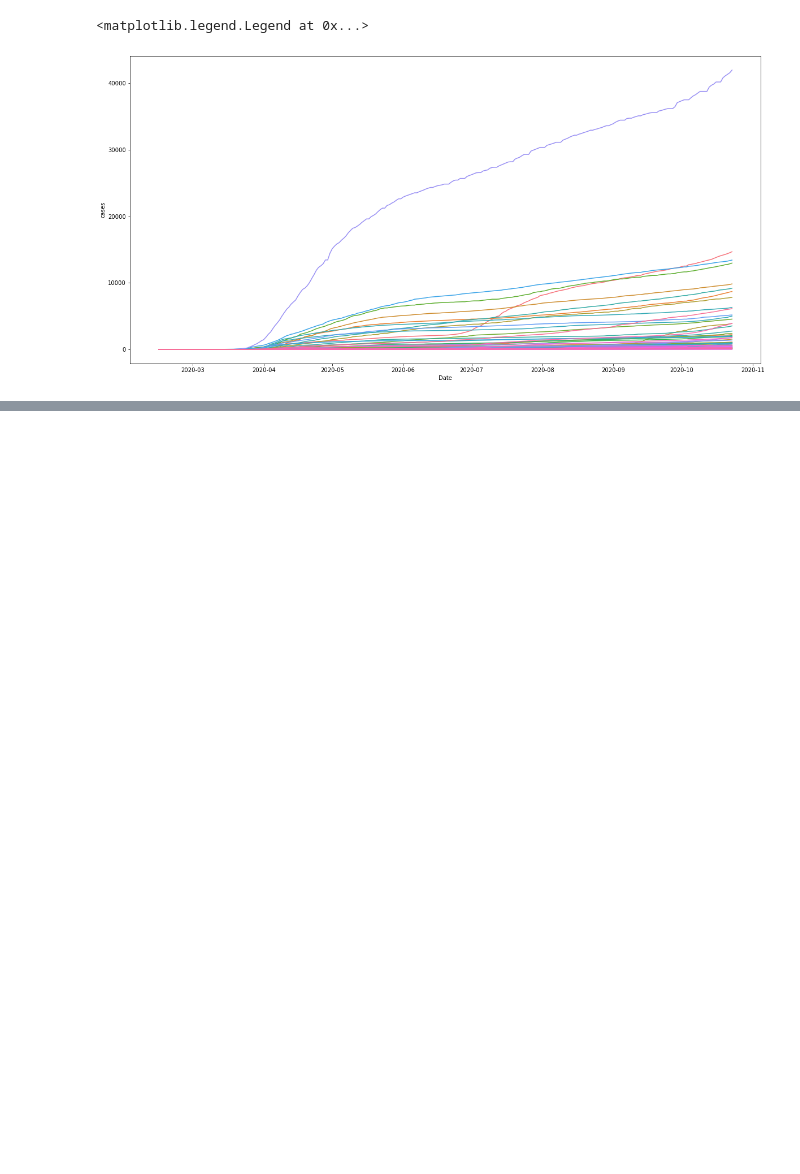
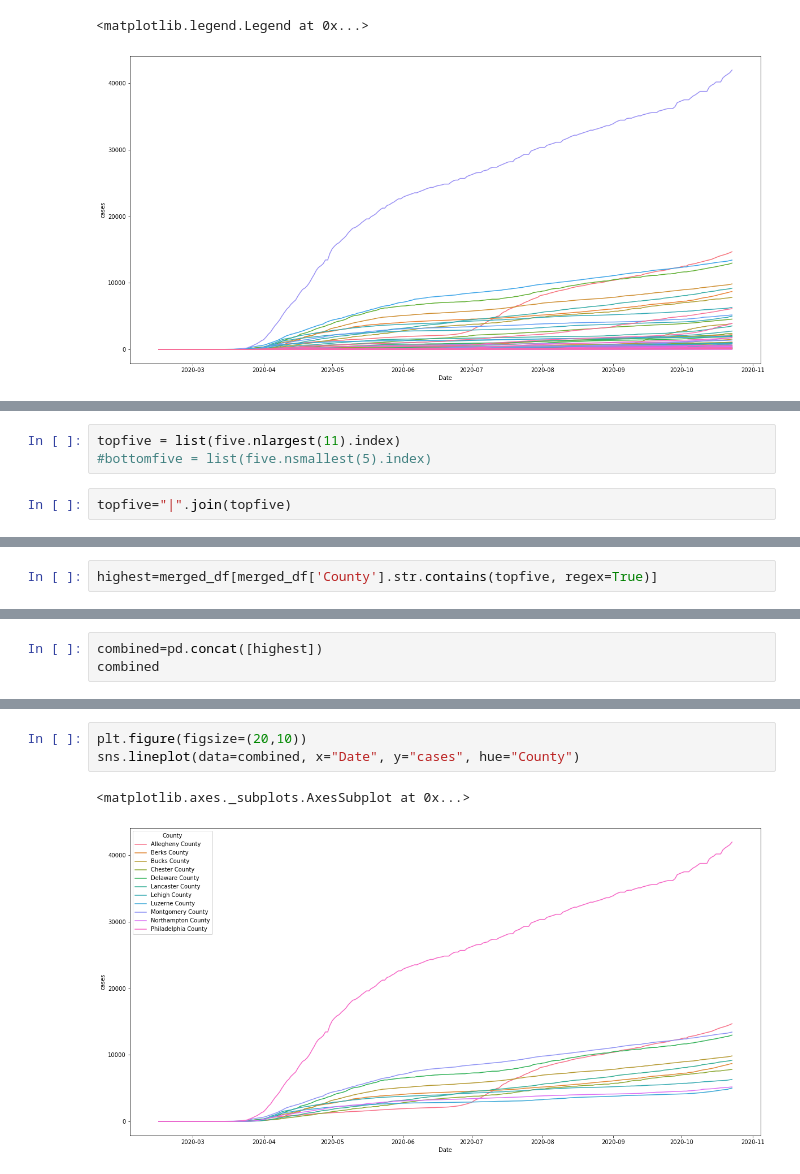
Before and after one commit to jis56/Philadelphia-covid-cases-v-mobility, a Jupyter notebook: Code/Code.ipynb, the cells around one changed output, grey strips where cells are left out. Cells and saved outputs as stored; diff of their text form; blank space fills up the shorter version.

```diff
--- a/Code/Code.ipynb
+++ b/Code/Code.ipynb
@@ -87,0 +106,5 @@ plt.legend([],[], frameon=False)
+# %%
+topfive = list(five.nlargest(11).index)
+#bottomfive = list(five.nsmallest(5).index)
+# %%
+topfive="|".join(topfive)
@@ -87,0 +113,2 @@ plt.legend([],[], frameon=False)
+# %%
+highest=merged_df[merged_df['County'].str.contains(topfive, regex=True)]
@@ -87,0 +117,3 @@ plt.legend([],[], frameon=False)
+# %%
+combined=pd.concat([highest])
+combined
@@ -87,0 +134,6 @@ plt.legend([],[], frameon=False)
+# %%
+plt.figure(figsize=(20,10))
+sns.lineplot(data=combined, x="Date", y="cases", hue="County")
+# %% [output]
+<matplotlib.axes._subplots.AxesSubplot at 0x...>
+[figure, added]
```
Also changed, not shown: parts of 8 cells of this notebook.
